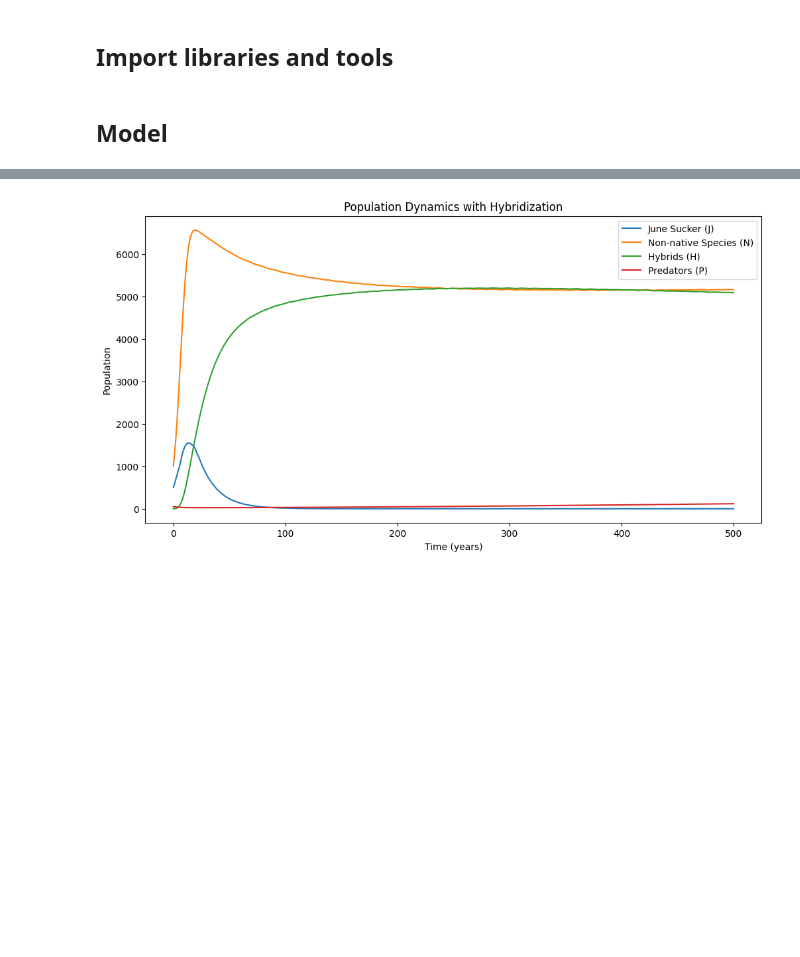
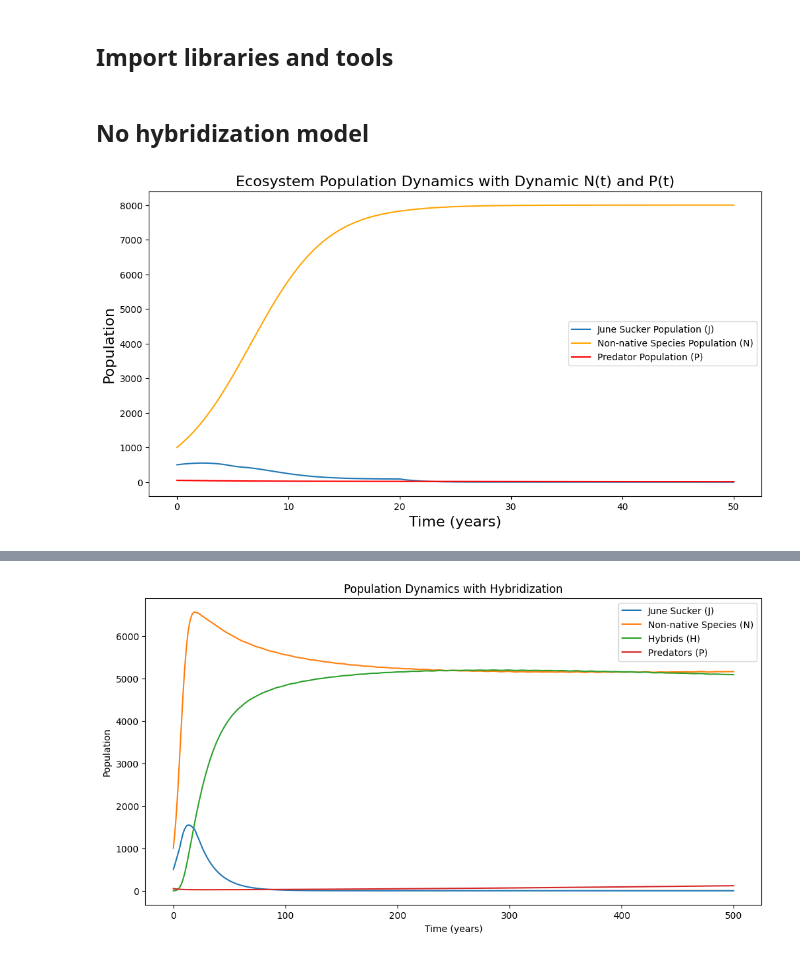
Before and after one commit to sophieharman/Volume-4-ModelingProject, a Jupyter notebook: equilibrium_points.ipynb, the cells around one changed output, grey strips where cells are left out. Cells and saved outputs as stored; diff of their text form; code cells hidden in the pictures; blank space fills up the shorter version.

```diff
--- a/equilibrium_points.ipynb
+++ b/equilibrium_points.ipynb
@@ -5,5 +5,79 @@ from scipy.optimize import fsolve
 import numpy as np
 import matplotlib.pyplot as plt
 from scipy.integrate import solve_ivp
-# %% [markdown]
-## Model
+# %% [markdown]
+## No hybridization model
+# %%
+# Define the model parameters
+r_J = 0.2            # Intrinsic growth rate of June sucker
+K_0 = 5000           # Baseline carrying capacity
+alpha = 1e-4         # Competition coefficient
+beta = 5e-5          # Predation coefficient
+gamma = 0.5          # Effectiveness of human intervention
+N = 1000             # Non-native species population
+P = 50               # Predator population
+
+# Non-native species parameters
+r_N = 0.3            # Intrinsic growth rate of non-native species
+K_N = 8000           # Carrying capacity for non-native species
+delta = 1e-5         # Competition coefficient (impact of J on N)
+
+# Predator parameters
+s = 1e-5             # Predation success rate
+m = 0.1              # Mortality rate of predators
+
+# Set the time span for the simulation
+t_span = (0, 50)   # Simulate from year 0 to year 50
+t_eval = np.linspace(t_span[0], t_span[1], 500)  # Evaluation times
+
+def H(t):
+    # Scenario: Constant stocking and habitat restoration between year 5 and 20
+    if 5 <= t <= 20:
+        return 50    # Stocking rate of 50 fish per year
+    else:
+        return 0
+
+# Define the carrying capacity function K(t)
+def K(t):
+    return K_0 + gamma * H(t)
+
+# Redefine the ODE system including N(t) and P(t)
+def ecosystem_model(t, y):
+    J, N, P = y  # Unpack the variables
+    # June sucker population dynamics
+    dJdt = r_J * J * (1 - J / K(t)) - alpha * J * N - beta * J * P + H(t)
+    # Non-native species population dynamics
+    dNdt = r_N * N * (1 - N / K_N) - delta * N * J
+    # Predator population dynamics
+    dPdt = s * (J + N) * P - m * P
+    return [dJdt, dNdt, dPdt]
+
+# Set the initial conditions
+J_0 = 500  # Initial June sucker population
+
+# Set initial conditions for N and P
+N_0 = 1000  # Initial non-native species population
+P_0 = 50    # Initial predator population
+
+# Solve the ODE system
+sol = solve_ivp(
+    ecosystem_model, t_span, [J_0, N_0, P_0], t_eval=t_eval, method='RK45'
+)
+
+# Extract solutions
+J_t = sol.y[0]
+N_t = sol.y[1]
+P_t = sol.y[2]
+
+# Plot the results
+plt.figure(figsize=(12, 6))
+plt.plot(sol.t, J_t, label='June Sucker Population (J)')
+plt.plot(sol.t, N_t, color='orange', label='Non-native Species Population (N)')
+plt.plot(sol.t, P_t, color='red', label='Predator Population (P)')
+plt.title('Ecosystem Population Dynamics with Dynamic N(t) and P(t)', fontsize=16)
+plt.xlabel('Time (years)', fontsize=16)
+plt.ylabel('Population', fontsize=16)
+plt.legend()
+plt.show()
+# %% [output]
+[figure, added]
```
Also changed, not shown: parts of 3 cells of this notebook.
